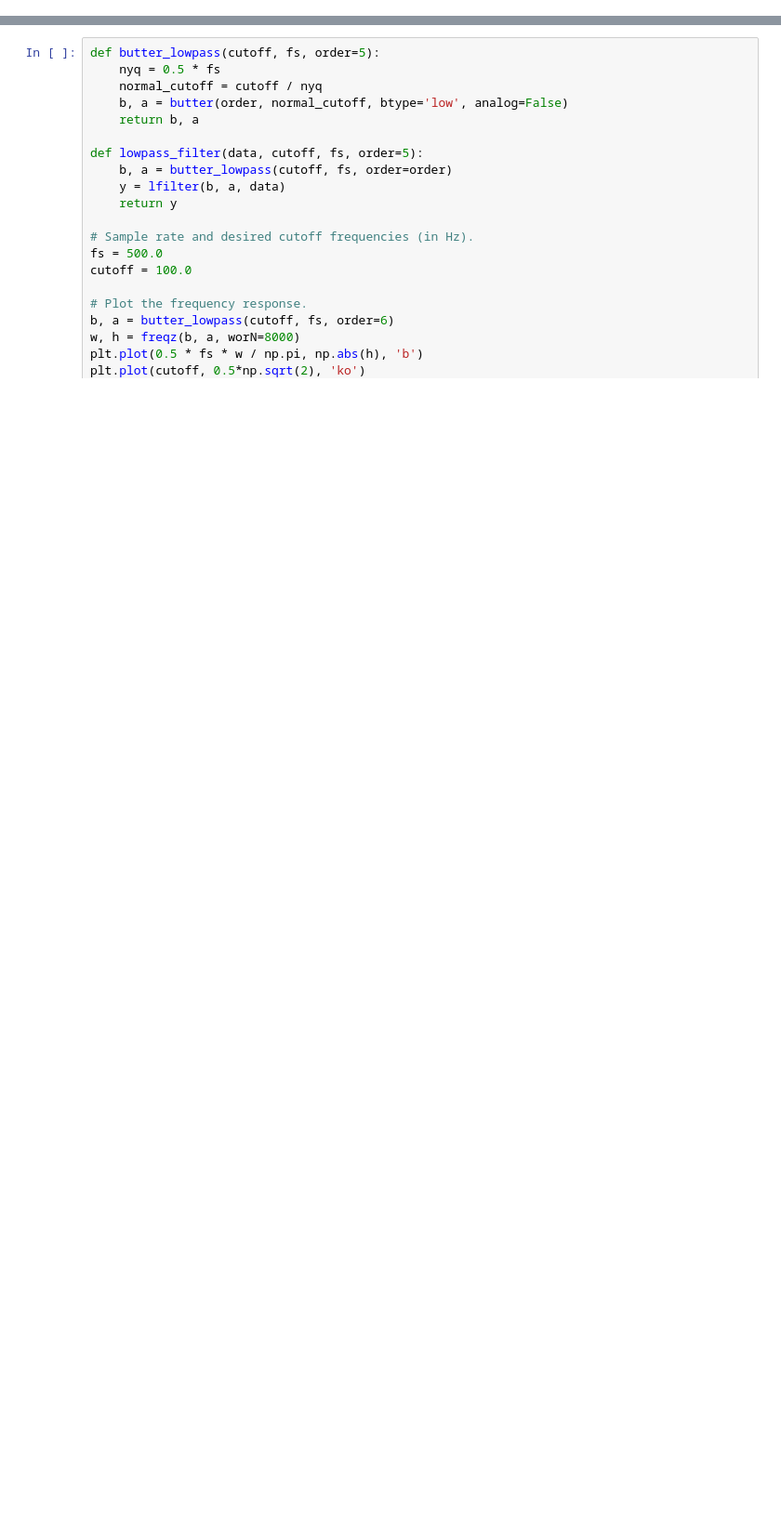
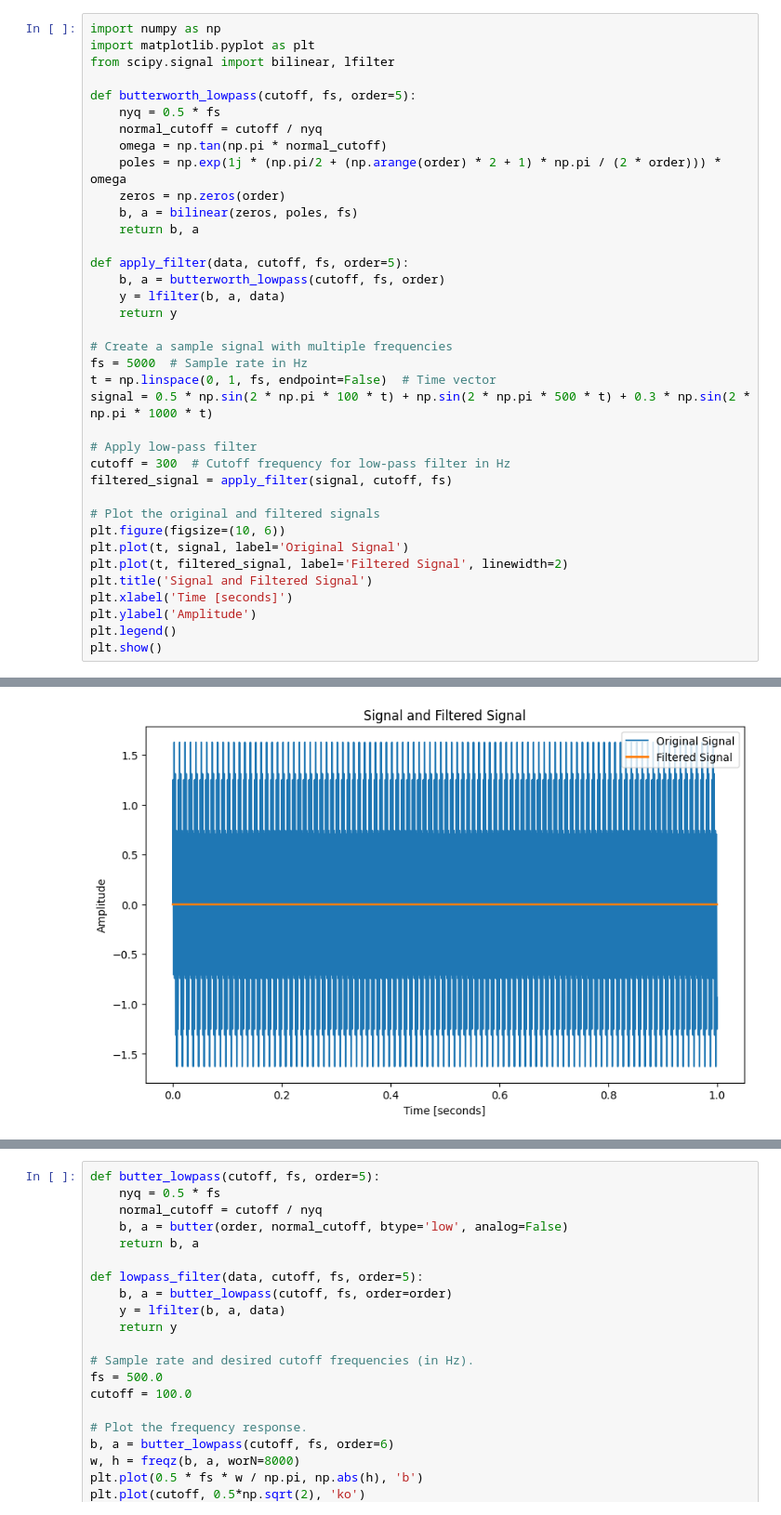
Before and after one commit to Darthph0enix7/IIR_Filter_Basics, a Jupyter notebook: Butterworth_Filter_Demo.ipynb, the cells around one changed output, grey strips where cells are left out. Shown at 93% size. Cells and saved outputs as stored; diff of their text form; blank space fills up the shorter version.

```diff
--- a/Butterworth_Filter_Demo.ipynb
+++ b/Butterworth_Filter_Demo.ipynb
@@ -0,0 +1,38 @@
+# %%
+import numpy as np
+import matplotlib.pyplot as plt
+from scipy.signal import bilinear, lfilter
+
+def butterworth_lowpass(cutoff, fs, order=5):
+    nyq = 0.5 * fs
+    normal_cutoff = cutoff / nyq
+    omega = np.tan(np.pi * normal_cutoff)
+    poles = np.exp(1j * (np.pi/2 + (np.arange(order) * 2 + 1) * np.pi / (2 * order))) * omega
+    zeros = np.zeros(order)
+    b, a = bilinear(zeros, poles, fs)
+    return b, a
+
+def apply_filter(data, cutoff, fs, order=5):
+    b, a = butterworth_lowpass(cutoff, fs, order)
+    y = lfilter(b, a, data)
+    return y
+
+# Create a sample signal with multiple frequencies
+fs = 5000  # Sample rate in Hz
+t = np.linspace(0, 1, fs, endpoint=False)  # Time vector
+signal = 0.5 * np.sin(2 * np.pi * 100 * t) + np.sin(2 * np.pi * 500 * t) + 0.3 * np.sin(2 * np.pi * 1000 * t)
+
+# Apply low-pass filter
+cutoff = 300  # Cutoff frequency for low-pass filter in Hz
+filtered_signal = apply_filter(signal, cutoff, fs)
+
+# Plot the original and filtered signals
+plt.figure(figsize=(10, 6))
+plt.plot(t, signal, label='Original Signal')
+plt.plot(t, filtered_signal, label='Filtered Signal', linewidth=2)
+plt.title('Signal and Filtered Signal')
+plt.xlabel('Time [seconds]')
+plt.ylabel('Amplitude')
+plt.legend()
+plt.show()
+# %% [output]
@@ -1,3 +41,4 @@
+[figure, added]
 # %%
 import numpy as np
 import matplotlib.pyplot as plt
```
Also changed, not shown: parts of 5 cells of this notebook, 1 other file.
